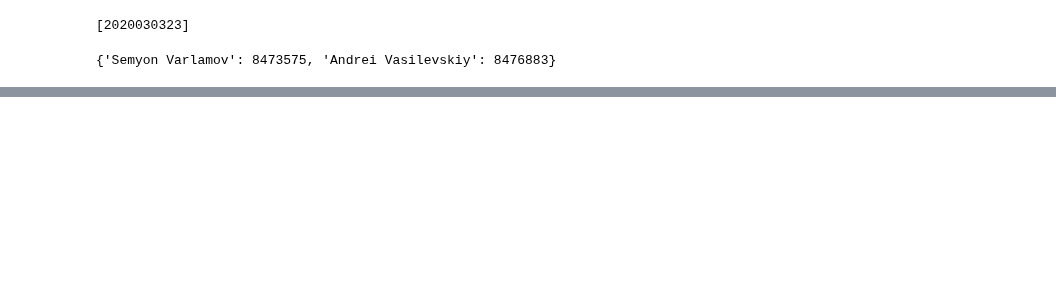
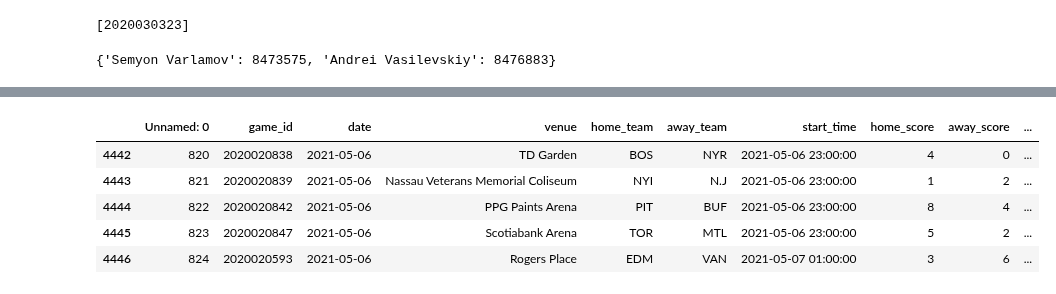
Before and after one commit to gschwaeb/NHL_Game_Prediction, a Jupyter notebook: WIP Predict Tonight's Game.ipynb, the cells around one changed output, grey strips where cells are left out. Cells and saved outputs as stored; diff of their text form; code cells hidden in the pictures; blank space fills up the shorter version.

Commit message:
added over data collecting function from data collection sheet and did some cleanup

```diff
--- a/WIP Predict Tonight's Game.ipynb
+++ b/WIP Predict Tonight's Game.ipynb
@@ -138,0 +303,11 @@ def update_goalie_logs():
+# %%
+features = pd.read_csv('data/all_games_multirolling_SVA_3.csv')
+# %%
+features.tail()
+# %% [output]
+|  | Unnamed: 0 | game_id | date | venue | home_team | away_team | start_time | home_score | away_score | ... |
+| 4442 | 820 | 2020020838 | 2021-05-06 | TD Garden | BOS | NYR | 2021-05-06 23:00:00 | 4 | 0 | ... |
+| 4443 | 821 | 2020020839 | 2021-05-06 | Nassau Veterans Memorial Coliseum | NYI | N.J | 2021-05-06 23:00:00 | 1 | 2 | ... |
+| 4444 | 822 | 2020020842 | 2021-05-06 | PPG Paints Arena | PIT | BUF | 2021-05-06 23:00:00 | 8 | 4 | ... |
+| 4445 | 823 | 2020020847 | 2021-05-06 | Scotiabank Arena | TOR | MTL | 2021-05-06 23:00:00 | 5 | 2 | ... |
+| 4446 | 824 | 2020020593 | 2021-05-06 | Rogers Place | EDM | VAN | 2021-05-07 01:00:00 | 3 | 6 | ... |
```
Also changed, not shown: parts of 9 cells of this notebook.
